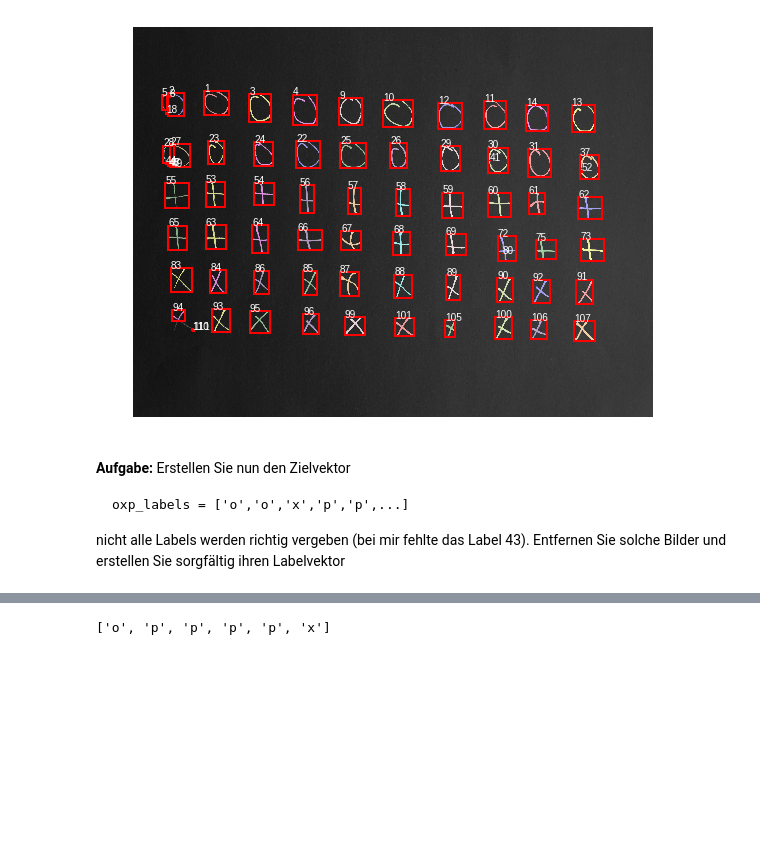
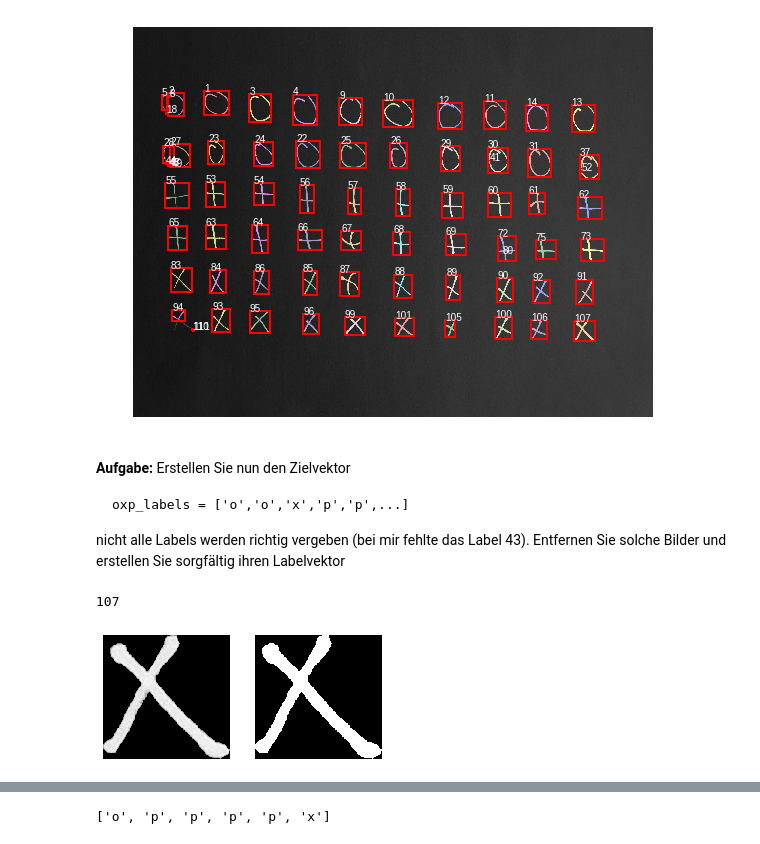
Before and after one commit to sipfli/cas_datenanalyse, a Jupyter notebook: PVA2/Segmentierung.ipynb, the cells around one changed output, grey strips where cells are left out. Drawn from its saved outputs; the diff is of its cells as text; code cells hidden in the pictures; blank space fills up the shorter version.

```diff
--- a/PVA2/Segmentierung.ipynb
+++ b/PVA2/Segmentierung.ipynb
@@ -191,15 +191,20 @@ nicht alle Labels werden richtig vergeben (bei mir fehlte das Label 43). Entfern
 # %%
 #Ich sehe das Label 43 nirgends...?
 
-dig = 70
+dig = 106
 #for dig in range(len(regionlist)):
 
-  #print(regionprops(label_image,image)[dig].label)
-  show_images([regionprops(label_image,image)[dig].intensity_image,
+print(regionprops(label_image,image)[dig].label)
+show_images([regionprops(label_image,image)[dig].intensity_image,
              regionprops(label_image,image)[dig].image],figsize=(5,5))
   #Hmmm...
 
-skip_image_labels=[6,7,14,15,16,17,18,19,20,29,30,31,34,35,36,37,38,39,40,41,42,84,85]   # Aufgabe: Passen Sie diese Zeile an!
+skip_image_labels=[2,5,6,7,8,15,16,21,27,28,32,33,34,35,36,37,38,39,40,41,
+                  42,43,44,45,46,47,48,49,50,51,52,62,70,71,73,74,76,77,78,
+                  79,80,81,82,98,102,103,104]   # Aufgabe: Passen Sie diese Zeile an!
+# %% [output]
+107
+[figure, added]
 # %%
 #lese an obigem Bild das Label ab:
 print(Kreuz_Kreis_Plus_labels)
```
Also changed, not shown: parts of 1 cell of this notebook.
